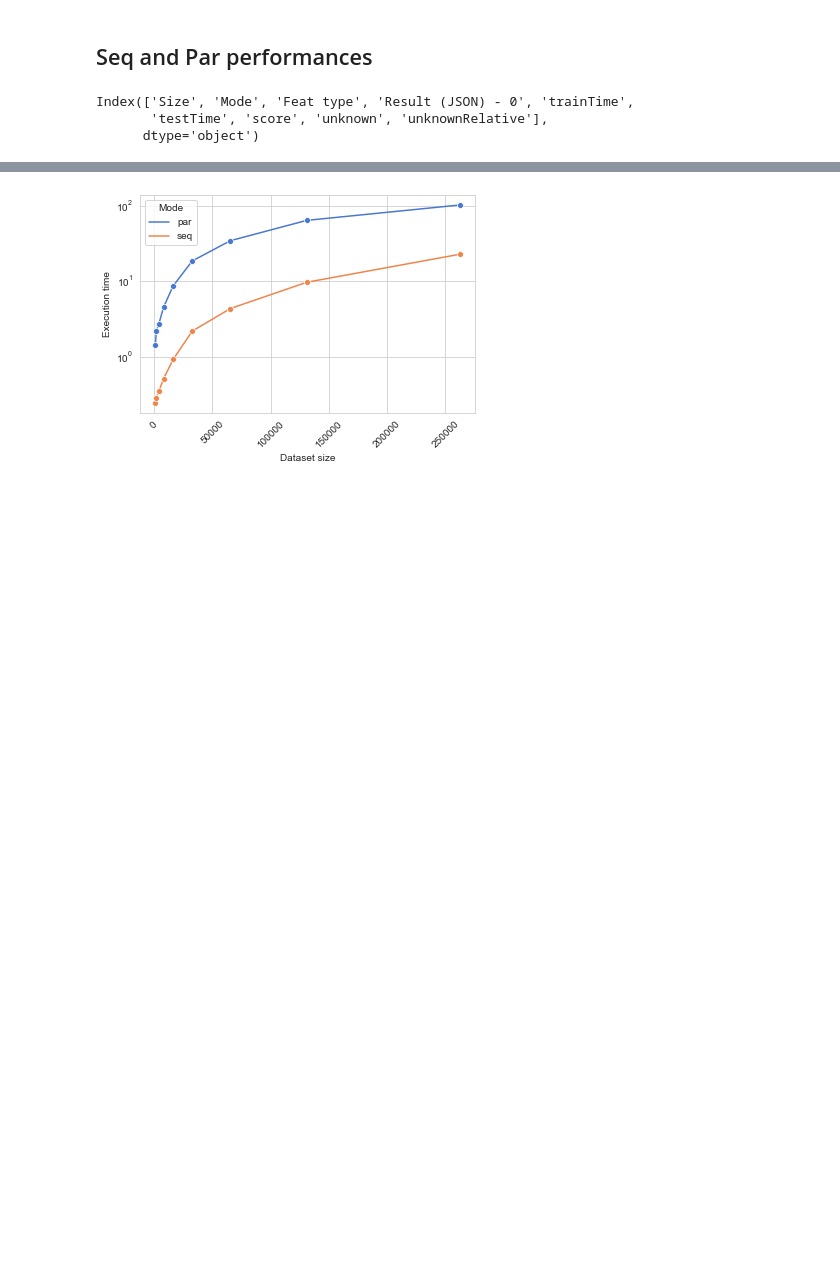
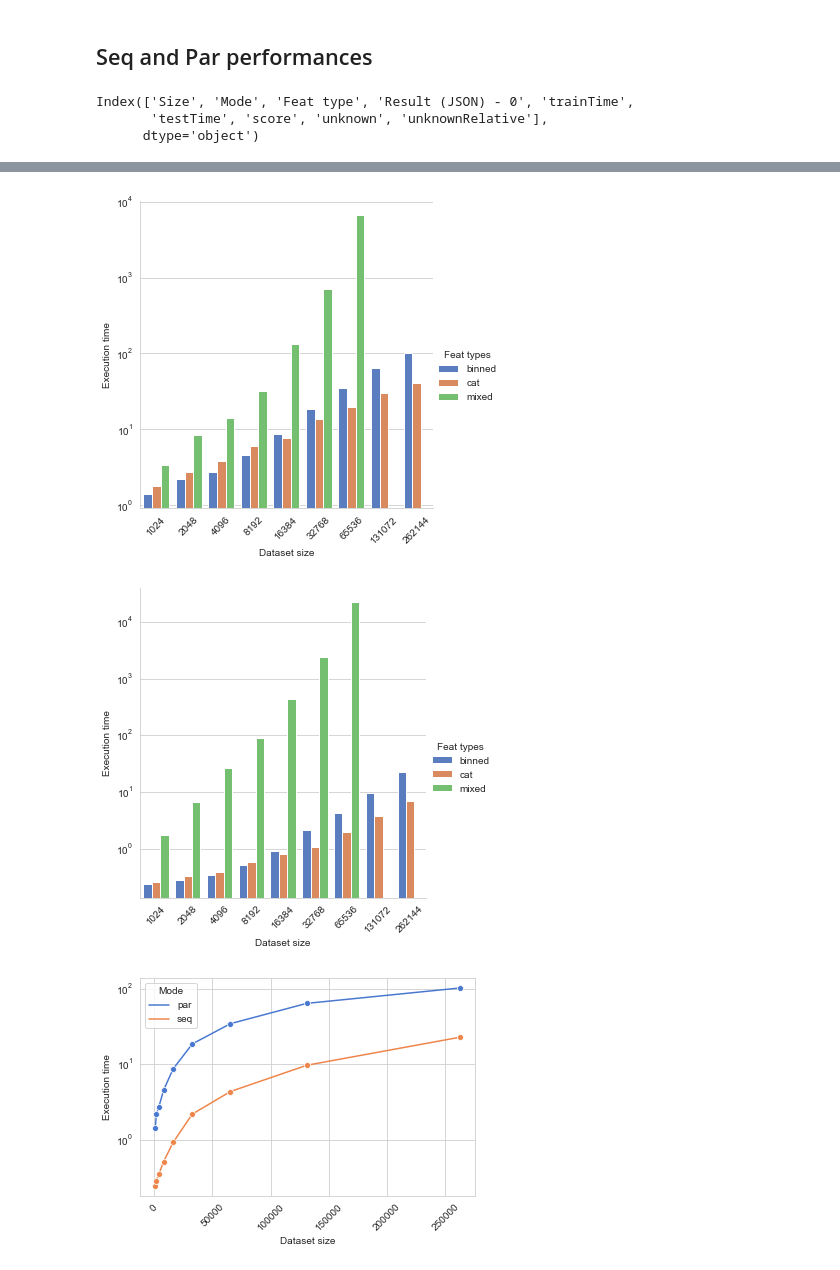
Before and after one commit to alejack9/Accident-Severity-Prediction-Map-Reduce, a Jupyter notebook: scripts/results.ipynb, the cells around one changed output, grey strips where cells are left out. Saved outputs shown, nothing was run; the diff lists cells and outputs as text; code cells hidden in the pictures; blank space fills up the shorter version.

```diff
--- a/scripts/results.ipynb
+++ b/scripts/results.ipynb
@@ -211,2 +180,14 @@ for mode in par_seq_df["Mode"].unique():
+# %%
+for mode in par_seq_df["Mode"].unique():
+    get_cat_plot(
+        par_seq_df.loc[par_seq_df["Mode"] == mode],
+        "Size", "trainTime", "Feat type",
+        "Dataset size", "Execution time",
+        "Feat types",
+        f"{plots_dir}{mode}_BAR.png"
+        )
+# %% [output]
+[figure, added]
+[figure, added]
 # %%
 for feat_type in par_seq_df["Feat type"].unique():
```
Also changed, not shown: parts of 37 cells of this notebook, 4 other files.
